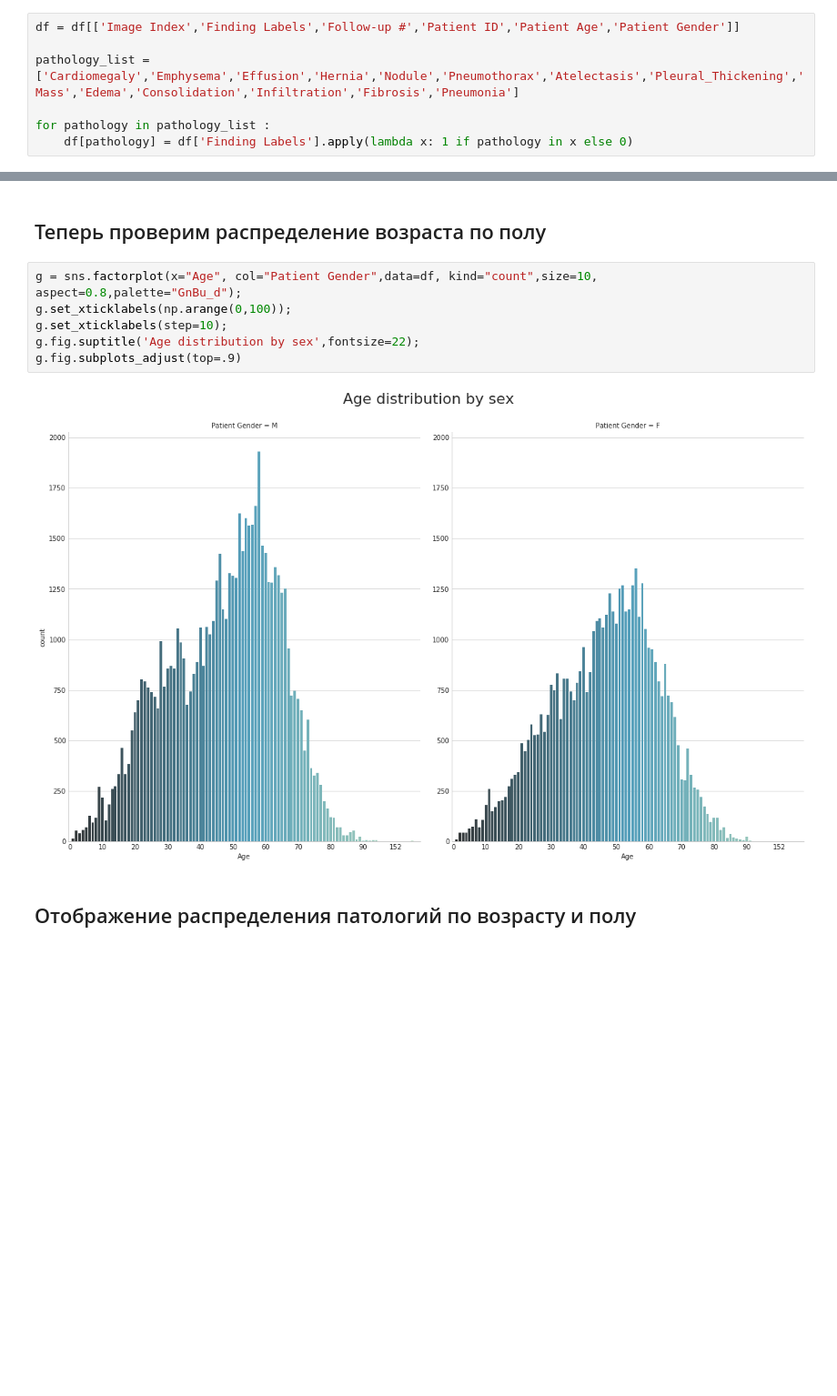
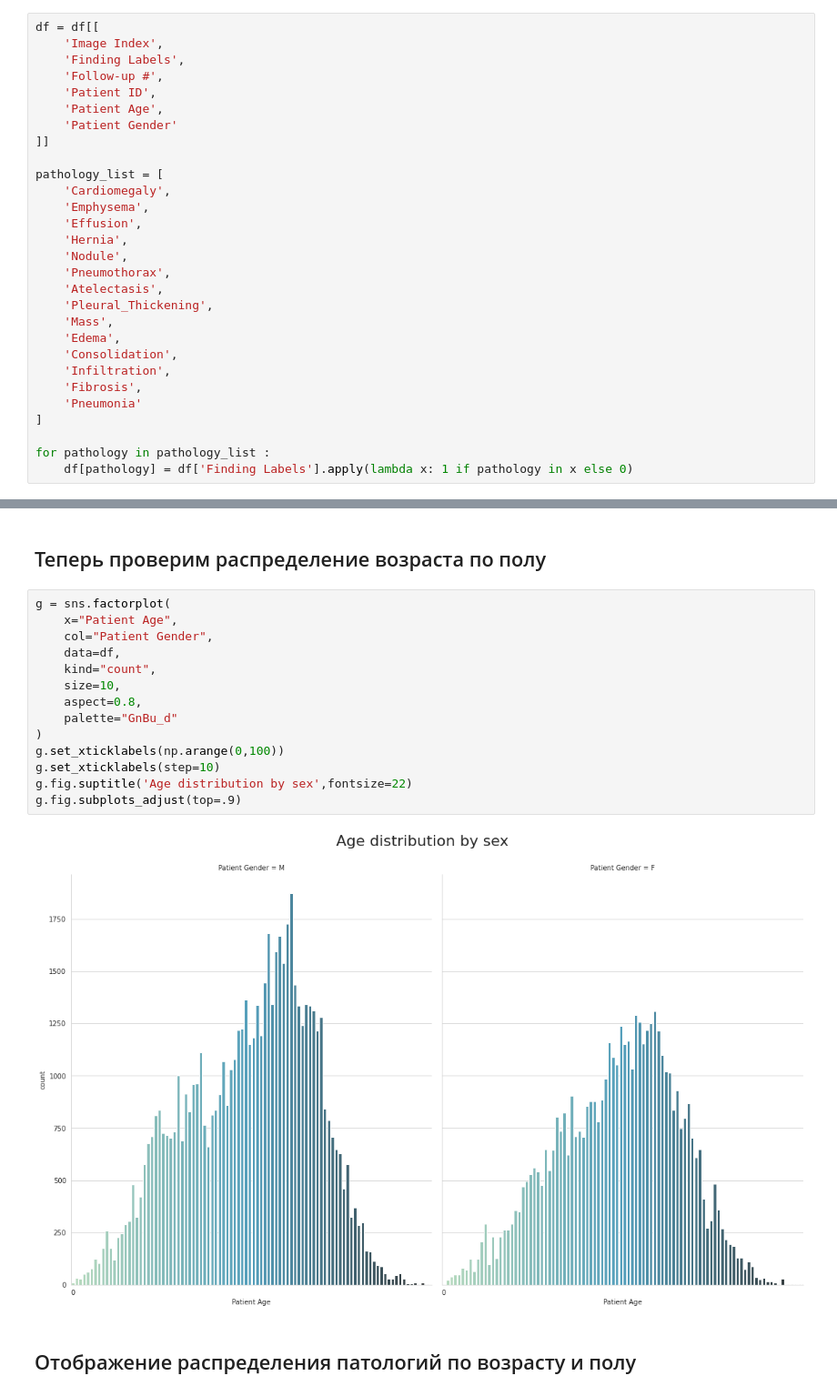
Before and after one commit to x0R3d/xrays_dataton, a Jupyter notebook: xrays_dataton.ipynb, the cells around one changed output, grey strips where cells are left out. Shown at 91% size. Saved outputs shown, nothing was run; the diff lists cells and outputs as text; blank space fills up the shorter version.

```diff
--- a/xrays_dataton.ipynb
+++ b/xrays_dataton.ipynb
@@ -45,9 +36,31 @@ df.describe()
 # %% [markdown]
 ## Очистка данных:
 # %%
-df = df[['Image Index','Finding Labels','Follow-up #','Patient ID','Patient Age','Patient Gender']]
+df = df[[
+    'Image Index',
+    'Finding Labels',
+    'Follow-up #',
+    'Patient ID',
+    'Patient Age',
+    'Patient Gender'
+]]
 
-pathology_list = ['Cardiomegaly','Emphysema','Effusion','Hernia','Nodule','Pneumothorax','Atelectasis','Pleural_Thickening','Mass','Edema','Consolidation','Infiltration','Fibrosis','Pneumonia']
+pathology_list = [
+    'Cardiomegaly',
+    'Emphysema',
+    'Effusion',
+    'Hernia',
+    'Nodule',
+    'Pneumothorax',
+    'Atelectasis',
+    'Pleural_Thickening',
+    'Mass',
+    'Edema',
+    'Consolidation',
+    'Infiltration',
+    'Fibrosis',
+    'Pneumonia'
+]
 
 for pathology in pathology_list :
     df[pathology] = df['Finding Labels'].apply(lambda x: 1 if pathology in x else 0)
@@ -130,13 +149,21 @@ plt.subplots_adjust(hspace=.5)
 # %% [markdown]
 ## Теперь проверим распределение возраста по полу
 # %%
-g = sns.factorplot(x="Age", col="Patient Gender",data=df, kind="count",size=10, aspect=0.8,palette="GnBu_d");
-g.set_xticklabels(np.arange(0,100));
-g.set_xticklabels(step=10);
-g.fig.suptitle('Age distribution by sex',fontsize=22);
+g = sns.factorplot(
+    x="Patient Age",
+    col="Patient Gender",
+    data=df,
+    kind="count",
+    size=10,
+    aspect=0.8,
+    palette="GnBu_d"
+)
+g.set_xticklabels(np.arange(0,100))
+g.set_xticklabels(step=10)
+g.fig.suptitle('Age distribution by sex',fontsize=22)
 g.fig.subplots_adjust(top=.9)
 # %% [output]
-[figure, old version]
+[figure, new version]
 # %% [markdown]
 ## Отображение распределения патологий по возрасту и полу
 # %%
```
Also changed, not shown: parts of 10 cells of this notebook.
